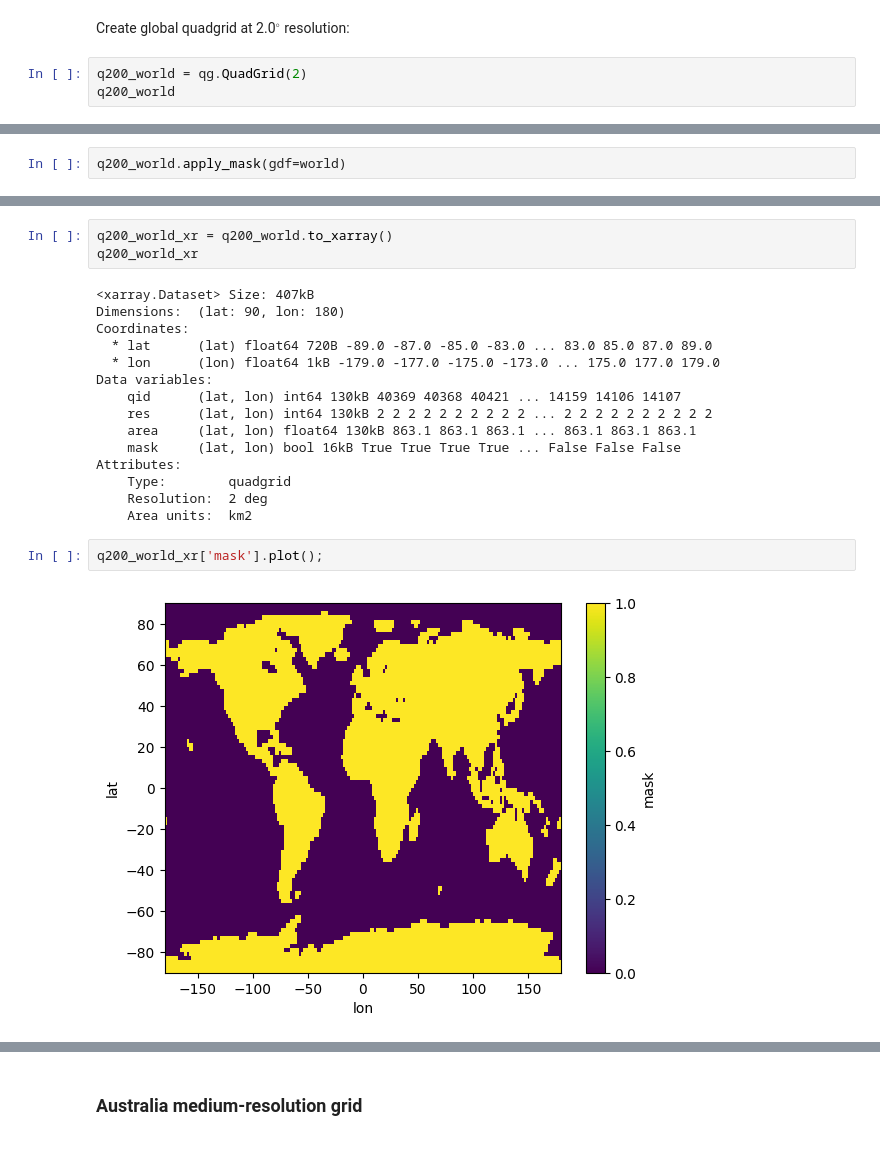
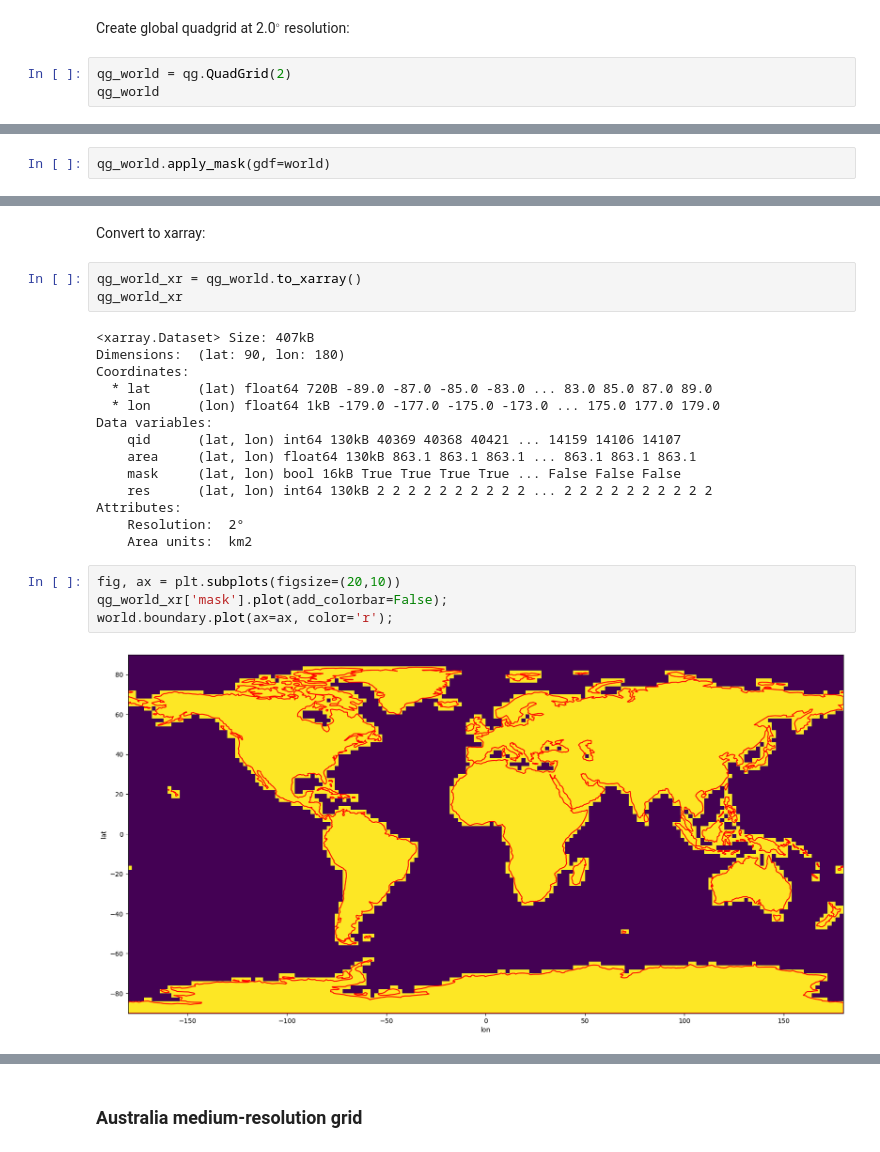
Before and after one commit to MutaharChalmers/quadgrid, a Jupyter notebook: docs/README.ipynb, the cells around one changed output, grey strips where cells are left out. Cells and saved outputs as stored; diff of their text form.

```diff
--- a/docs/README.ipynb
+++ b/docs/README.ipynb
@@ -53,6 +53,6 @@ aus.head(2)
 # %% [markdown]
 Create global quadgrid at 2.0$^{\circ}$ resolution:
 # %%
-q200_world = qg.QuadGrid(2)
-q200_world
+qg_world = qg.QuadGrid(2)
+qg_world
 # %% [output]
@@ -62,2 +62,2 @@ Apply a shapely geometry object (either a geopandas GeoDataFrame or shapely [Mul
 # %%
-q200_world.apply_mask(gdf=world)
+qg_world.apply_mask(gdf=world)
@@ -64,6 +88,8 @@ q200_world.apply_mask(gdf=world)
+# %% [markdown]
+Convert to xarray:
 # %%
-q200_world_xr = q200_world.to_xarray()
-q200_world_xr
+qg_world_xr = qg_world.to_xarray()
+qg_world_xr
 # %% [output]
 <xarray.Dataset> Size: 407kB
 Dimensions:  (lat: 90, lon: 180)
@@ -72,14 +98,15 @@ Coordinates:
   * lon      (lon) float64 1kB -179.0 -177.0 -175.0 -173.0 ... 175.0 177.0 179.0
 Data variables:
     qid      (lat, lon) int64 130kB 40369 40368 40421 ... 14159 14106 14107
-    res      (lat, lon) int64 130kB 2 2 2 2 2 2 2 2 2 2 ... 2 2 2 2 2 2 2 2 2 2
     area     (lat, lon) float64 130kB 863.1 863.1 863.1 ... 863.1 863.1 863.1
     mask     (lat, lon) bool 16kB True True True True ... False False False
+    res      (lat, lon) int64 130kB 2 2 2 2 2 2 2 2 2 2 ... 2 2 2 2 2 2 2 2 2 2
 Attributes:
-    Type:        quadgrid
-    Resolution:  2 deg
+    Resolution:  2°
     Area units:  km2
 # %%
-q200_world_xr['mask'].plot();
+fig, ax = plt.subplots(figsize=(20,10))
+qg_world_xr['mask'].plot(add_colorbar=False);
+world.boundary.plot(ax=ax, color='r');
 # %% [output]
-[figure, old version]
+[figure, new version]
```
Also changed, not shown: parts of 28 cells of this notebook, 8 other files.
